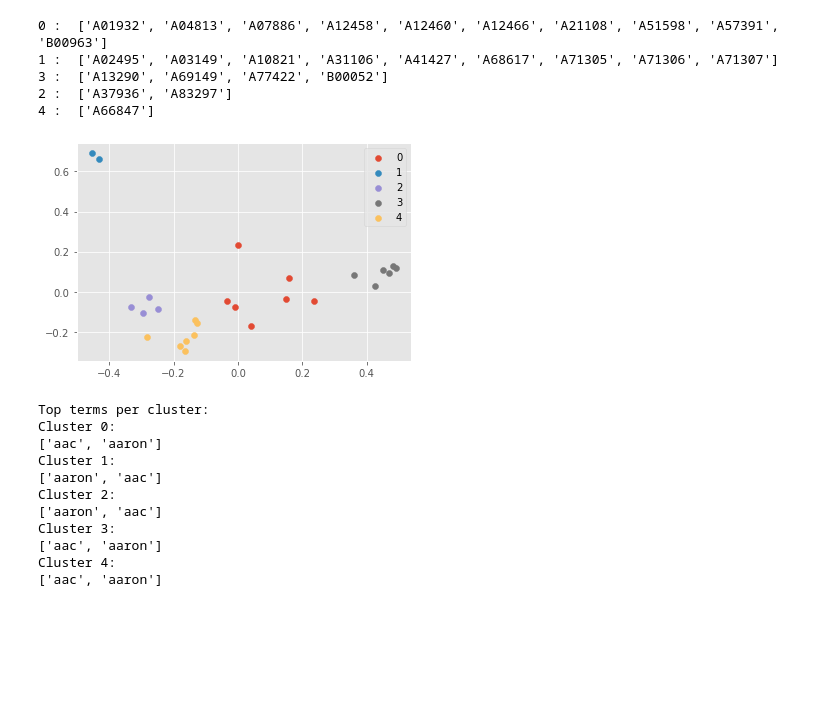
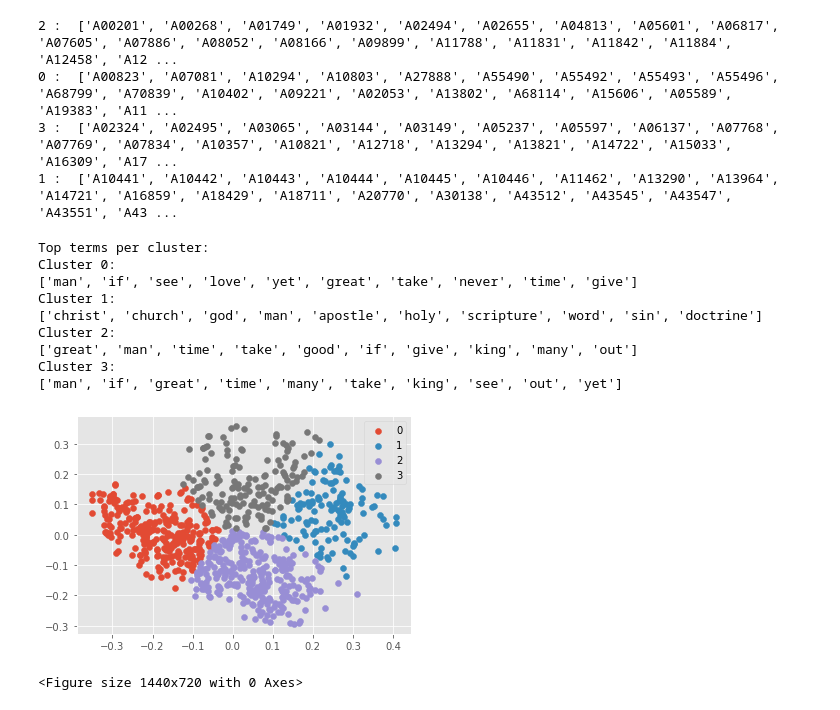
Before and after one commit to amycweng/ECBC-Data-2022, a Jupyter notebook: unsupervised.ipynb, the cells around one changed output. Drawn from its saved outputs; the diff is of its cells as text; code cells hidden in the pictures; blank space fills up the shorter version.

```diff
--- a/unsupervised.ipynb
+++ b/unsupervised.ipynb
@@ -105,11 +110,7 @@ def optimalK(model):
     plt.title('Elbow Method')
     plt.show()
 # %%
-folder = '/srv/data/newEPTuningCleaner'
-csvFile = '/srv/data/metadata/tuning/EPtuning.csv'
-
-# folder = '/srv/data/VirginiaEPTextClean'
-# csvFile = '/srv/data/metadata/tuning/virginia.csv'
+folder = '/srv/data/targetCorporaCorrected'
 info = getTexts(folder)
 df = vectorize(info[0],info[1])
-# optimalK(df)
+optimalK(df)
@@ -116,22 +119,24 @@ df = vectorize(info[0],info[1])
+# %%
+k = 4
+df = vectorize(info[0],info[1])
+groups,model = cluster(df,info[1],k)
+# %% [output]
+2 :  ['A00201', 'A00268', 'A01749', 'A01932', 'A02494', 'A02655', 'A04813', 'A05601', 'A06817', 'A07605', 'A07886', 'A08052', 'A08166', 'A09899', 'A11788', 'A11831', 'A11842', 'A11884', 'A12458', 'A12 ...
+0 :  ['A00823', 'A07081', 'A10294', 'A10803', 'A27888', 'A55490', 'A55492', 'A55493', 'A55496', 'A68799', 'A70839', 'A10402', 'A09221', 'A02053', 'A13802', 'A68114', 'A15606', 'A05589', 'A19383', 'A11 ...
+3 :  ['A02324', 'A02495', 'A03065', 'A03144', 'A03149', 'A05237', 'A05597', 'A06137', 'A07768', 'A07769', 'A07834', 'A10357', 'A10821', 'A12718', 'A13294', 'A13821', 'A14722', 'A15033', 'A16309', 'A17 ...
+1 :  ['A10441', 'A10442', 'A10443', 'A10444', 'A10445', 'A10446', 'A11462', 'A13290', 'A13964', 'A14721', 'A16859', 'A18429', 'A18711', 'A20770', 'A30138', 'A43512', 'A43545', 'A43547', 'A43551', 'A43 ...
 # %%
-groups,model = cluster(df,info[1],5)
+topTerms(model,df,k)
 pca(model,df)
-topTerms(model,5)
 # %% [output]
-0 :  ['A01932', 'A04813', 'A07886', 'A12458', 'A12460', 'A12466', 'A21108', 'A51598', 'A57391', 'B00963']
-1 :  ['A02495', 'A03149', 'A10821', 'A31106', 'A41427', 'A68617', 'A71305', 'A71306', 'A71307']
-3 :  ['A13290', 'A69149', 'A77422', 'B00052']
-2 :  ['A37936', 'A83297']
-4 :  ['A66847']
+Top terms per cluster:
+Cluster 0:
+['man', 'if', 'see', 'love', 'yet', 'great', 'take', 'never', 'time', 'give']
+Cluster 1:
+['christ', 'church', 'god', 'man', 'apostle', 'holy', 'scripture', 'word', 'sin', 'doctrine']
+Cluster 2:
+['great', 'man', 'time', 'take', 'good', 'if', 'give', 'king', 'many', 'out']
+Cluster 3:
+['man', 'if', 'great', 'time', 'many', 'take', 'king', 'see', 'out', 'yet']
-[figure, old version]
+[figure, new version]
-Top terms per cluster:
-Cluster 0:
-['aac', 'aaron']
-Cluster 1:
-['aaron', 'aac']
-Cluster 2:
-['aaron', 'aac']
-Cluster 3:
-['aac', 'aaron']
-Cluster 4:
-['aac', 'aaron']
+<Figure size 1440x720 with 0 Axes>
```
Also changed, not shown: parts of 4 cells of this notebook.
